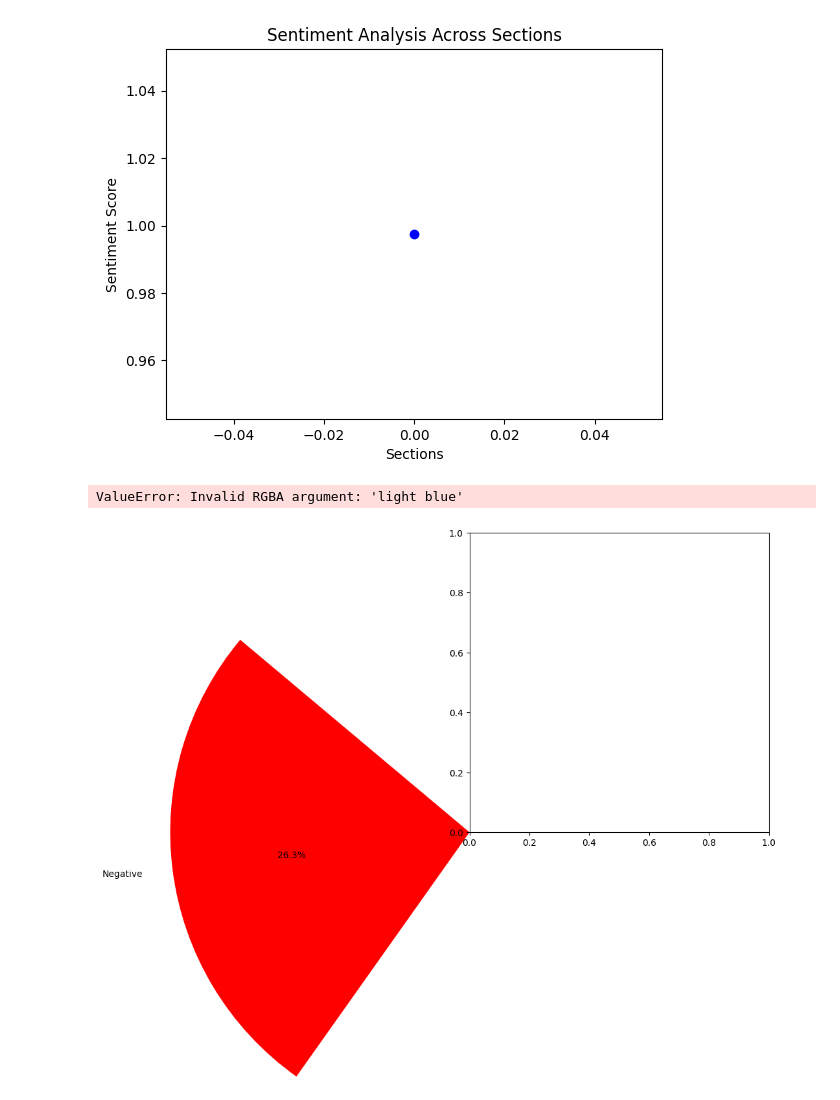
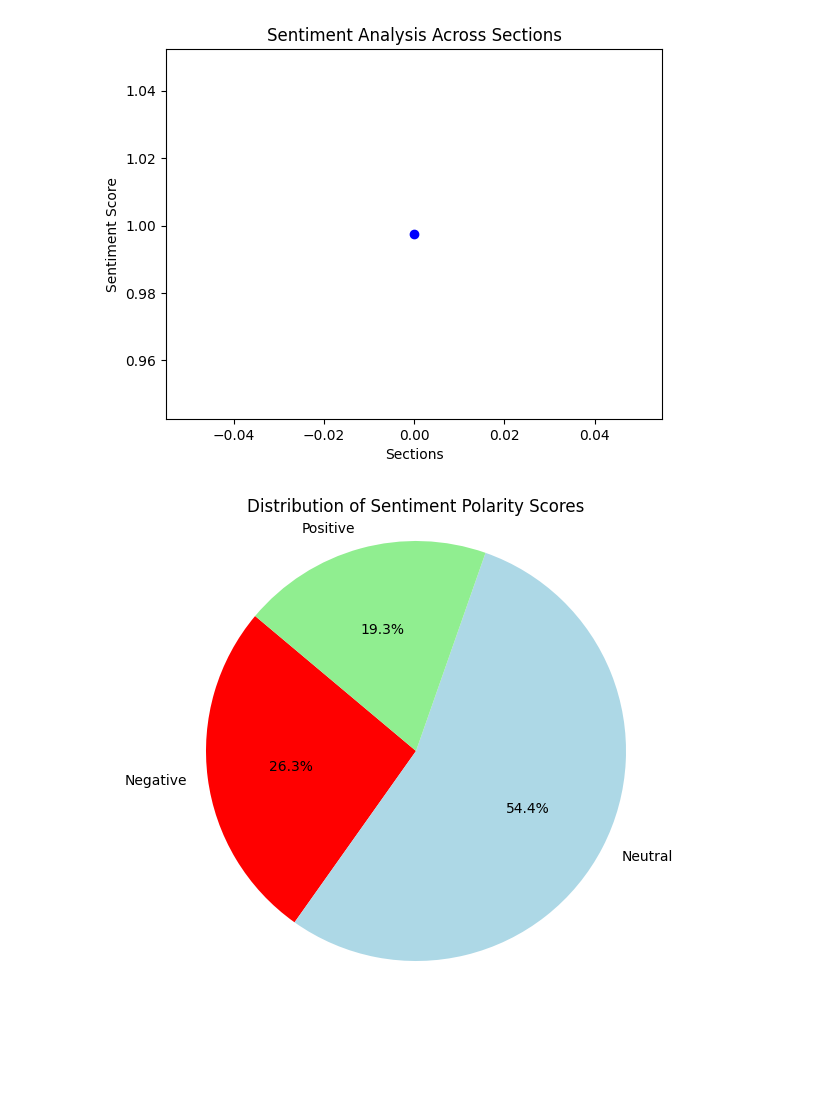
Before and after one commit to abhiram-yalavarthy/gitstuff, a Jupyter notebook: i501/I501 Labs and Pair Problems/lab_08.ipynb, the cells around one changed output. Saved outputs shown, nothing was run; the diff lists cells and outputs as text; code cells hidden in the pictures; blank space fills up the shorter version.

```diff
--- a/i501/I501 Labs and Pair Problems/lab_08.ipynb
+++ b/i501/I501 Labs and Pair Problems/lab_08.ipynb
@@ -751,17 +754,35 @@ response = requests.get(url)
 # %%
+nlp = spacy.load("en_core_web_sm")
 
-text = response.text
+def split_text_into_chunks(url, chunk_size=50):
+    response = requests.get(url)
+    text = response.text
 
+    doc = nlp(text)
+    words = [token.text for token in doc if token.is_alpha]
 
-chunks = [chunk.strip() for chunk in text.split('\n\n')]
+    chunks = []
+    start_index = 0
+    while start_index < len(words):
+        end_index = min(start_index + chunk_size, len(words))
+        chunks.append(" ".join(words[start_index:end_index]))
+        start_index = end_index
 
-chunk_size = 50
-chunks_50_or_more = [chunks[i:i+chunk_size] for i in range(0, len(chunks), chunk_size)]
+    return chunks
 
-# Print the first few chunks
-for i, chunk in enumerate(chunks_50_or_more[:5]):
+book_url = "https://www.gutenberg.org/cache/epub/73201/pg73201.txt"
+
+book_chunks = split_text_into_chunks(book_url)
+
+for i, chunk in enumerate(book_chunks):
     print(f"Chunk {i+1}:")
-    print('\n'.join(chunk))
-    print('-' * 50)
+    doc = nlp(chunk)
+
+    print("{:<20} {:<10}".format("Token", "POS Tag"))
+    print("-" * 30)
+    for token in doc:
+        print("{:<20} {:<10}".format(token.text, token.pos_))
+
+    print("\n---\n")
 # %% [output]
 Chunk 1:
@@ -856,36 +877,35 @@ def split_text_into_chunks(text, chunk_size=500):
 def preprocess_chunks(chunks):
     return [preprocess_and_filter(chunk) for chunk in chunks]
 
 # Perform sentiment analysis
 def analyze_sentiment(filtered_chunks):
     analyzer = SentimentIntensityAnalyzer()
     return [analyzer.polarity_scores(chunk)['compound'] for chunk in filtered_chunks]
 
 # Visualize sentiment analysis results using a pie chart
 def visualize_sentiment(sentiments):
     sentiment_labels = ['Negative', 'Neutral', 'Positive']
     sentiment_counts = [len([sentiment for sentiment in sentiments if sentiment < -0.05]),
                         len([sentiment for sentiment in sentiments if -0.05 <= sentiment <= 0.05]),
                         len([sentiment for sentiment in sentiments if sentiment > 0.05])]
 
     plt.figure(figsize=(8, 6))
-    plt.pie(sentiment_counts, labels=sentiment_labels, autopct='%1.1f%%', startangle=140, colors=['Red',  blue', ' green'])
+    plt.pie(sentiment_counts, labels=sentiment_labels, autopct='%1.1f%%', startangle=140, colors=['Red', 'lightblue', 'lightgreen'])
     plt.title('Distribution of Sentiment Polarity Scores')
     plt.axis('equal')
     plt.show()
 
 # Main function
 def main():
     chunks = split_text_into_chunks(text_data)
     filtered_chunks = preprocess_chunks(chunks)
     sentiments = analyze_sentiment(filtered_chunks)
     visualize_sentiment(sentiments)
 
 if __name__ == "__main__":
     main()
 # %% [output]
-ValueError: Invalid RGBA argument: 'light blue'
-[figure, old version]
+[figure, new version]
 # %%
 #A score of 0.0 means that, on average, the sentiment of the sections being analyzed is neither positive nor negative but rather neutral.
 #This suggests that the sections contain content that does not strongly express positive or negative emotions.
```
Also changed, not shown: parts of 2 cells of this notebook.
